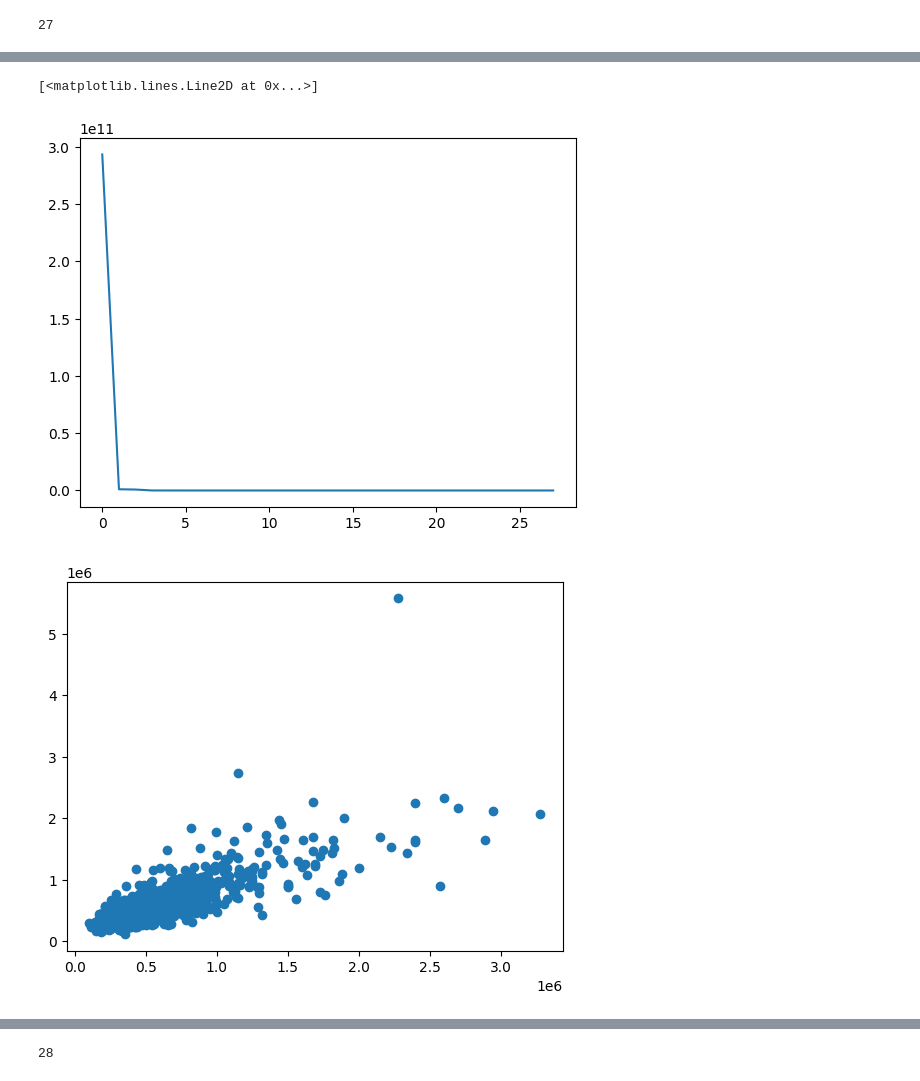
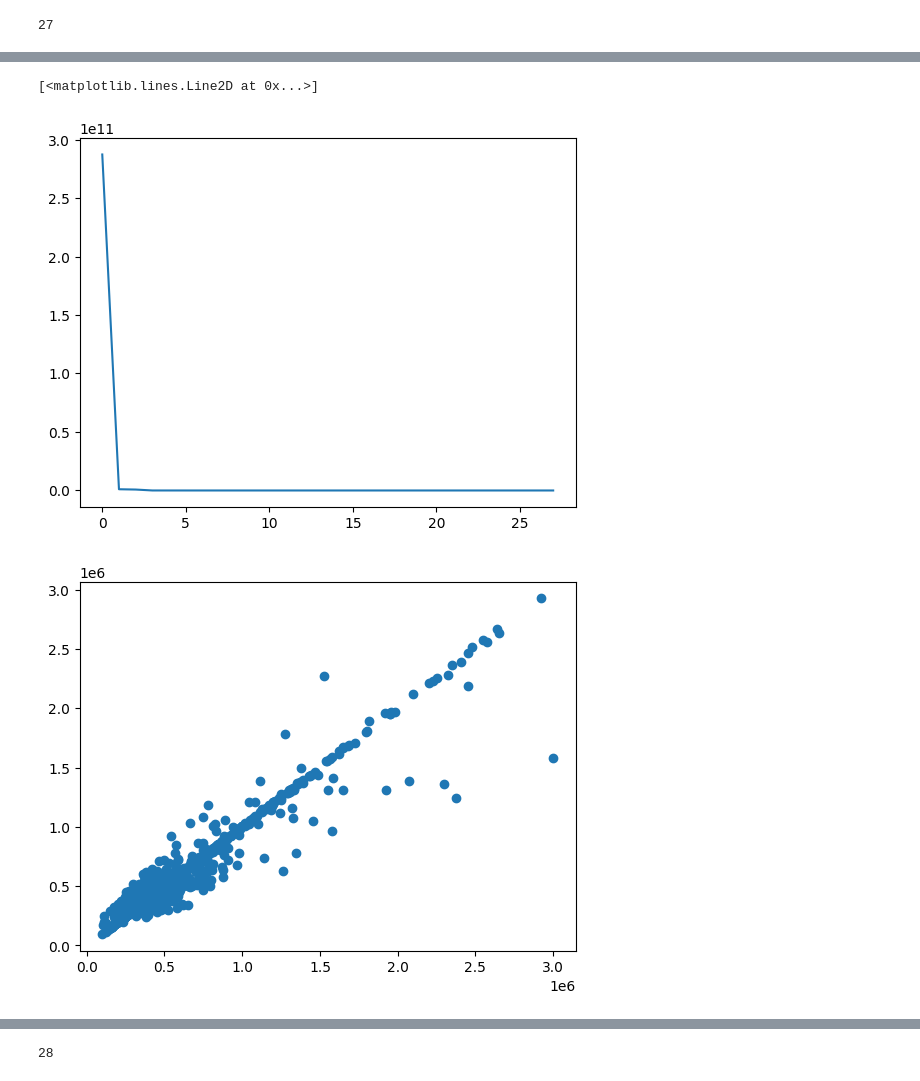
Before and after one commit to Agnij-Moitra/variational-gradient-boosting, a Jupyter notebook: benchmarks.ipynb, the cells around one changed output, grey strips where cells are left out. Drawn from its saved outputs; the diff is of its cells as text; code cells hidden in the pictures.

```diff
--- a/benchmarks.ipynb
+++ b/benchmarks.ipynb
@@ -262,7 +262,6 @@ housing_X = housing\
            'lat', 'long', 'price'], axis=1)
 housing_y = housing['price']
 # %%
-# from VGBoost import VGBRegressor
 from numpy import full
 from pandas import DataFrame, concat
 from numba import prange
@@ -360,11 +359,7 @@ class VGBRegressor(object):
             list: _description_
         """
         results = []
-        self._minimax = MinMaxScaler()
-        self._robust = RobustScaler()
-        # self._X = self._minimax.fit_transform(self._robust.fit_transform(
-        #         KNNImputer(weights='distance').fit_transform(X)))
-        self._X = X
+        self._X = KNNImputer(weights='distance').fit_transform(X)
         self._y = y
         with ThreadPoolExecutor(max_workers=len(self._models)) as executor:
             res = executor.map(self._get_metrics, self._models)
@@ -378,7 +373,7 @@ class VGBRegressor(object):
         early_stopping_patience: int = 10,
         custom_models: list = None,
         learning_rate: float = 0.05,
-        n_estimators: int = 100,
+        n_estimators: int = 200,
         warm_start: bool = False,
         complexity: bool = False,
         custom_loss_metrics: object = False,
@@ -458,6 +453,9 @@ class VGBRegressor(object):
                         errors.append(mean_squared_error(
                             df['yt'], df[f"p{i - 1}"]))
                     self._ensemble.append(min_model)
+                    if residuals[f'r{i}'] == 0: break
+                    if errors[i - 1] == 0:
+                        break
             else:
                 for i in prange(1, self.n_estimators + 1):
                     y = residuals[f'r{i - 1}']
@@ -472,6 +470,7 @@ class VGBRegressor(object):
                     errors.append(mean_squared_error(
                         preds['yt'], preds[f'p{i}']))
                     self._ensemble.append(min_model)
+                    if residuals[f'r{i}'] == 0: break
                     if errors[i - 1] == 0:
                         break
         else:
@@ -653,11 +654,12 @@ res.mean().plot()
 plt.plot(errors)
 # %% [output]
 [<matplotlib.lines.Line2D at 0x...>]
-[figure, old version]
+[figure, new version]
 # %%
+preds = model.predict(X_val)
 plt.scatter(y_val, preds);
 # %% [output]
-[figure, old version]
+[figure, new version]
 # %%
 errors, models
 # %% [output]
```
Also changed, not shown: parts of 51 cells of this notebook.
